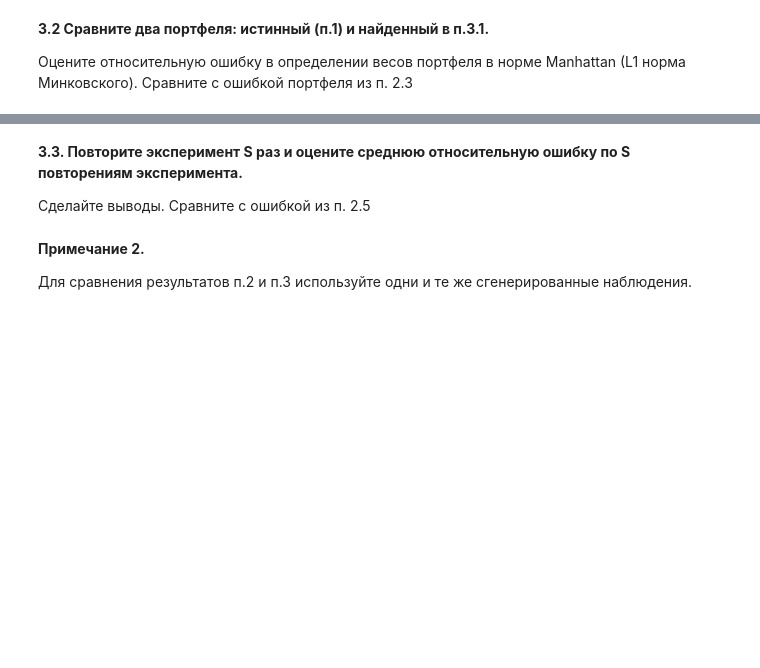
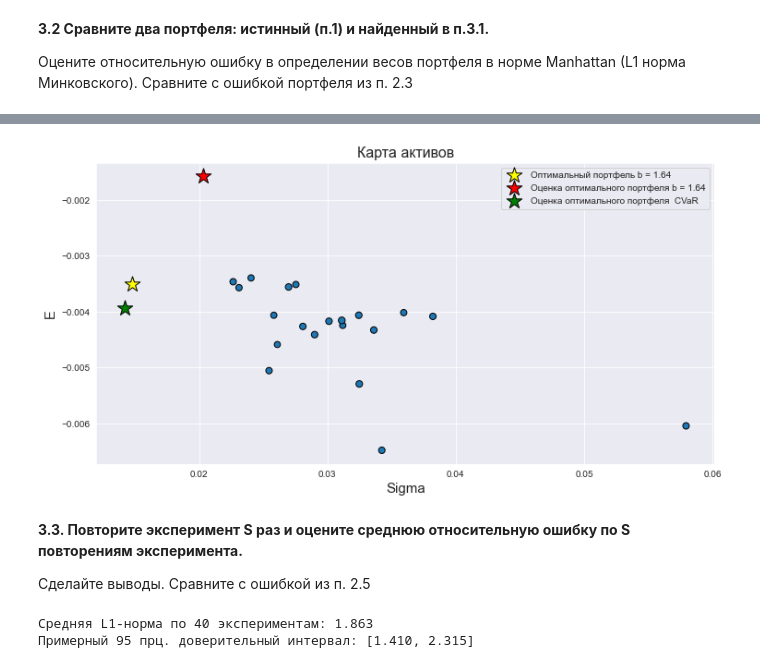
Before and after one commit to CodeSopranos/lab-3-financial-operations, a Jupyter notebook: report.ipynb, the cells around one changed output, grey strips where cells are left out. Cells and saved outputs as stored; diff of their text form; code cells hidden in the pictures; blank space fills up the shorter version.

```diff
--- a/report.ipynb
+++ b/report.ipynb
@@ -519,8 +603,33 @@ pass
+# %%
+plot_mean_var_map(selected20, title='Карта активов')
+plt.scatter(risk_portfolio(X, cov_matrix),
+            np.dot(mean_vec,X),
+            c='yellow',
+            marker='*',
+            s=300,
+            edgecolors='black',
+            label='Оптимальный портфель b = %.2f' % b)
+
+plt.scatter(risk_portfolio(X_est, cov_matrix_est),
+            np.dot(mean_vec_est, X_est),
+            c='red',
+            marker='*',
+            s=300,
+            edgecolors='black',
+            label='Оценка оптимального портфеля b = %.2f' % b)
+
+plt.scatter(risk_portfolio(cvar_X_est, cov_matrix_est),
+            np.dot(mean_vec_est, cvar_X_est),
+            c='green',
+            marker='*',
+            s=300,
+            edgecolors='black',
+            label='Оценка оптимального портфеля  CVaR' % b)
+plt.legend()
+pass
+# %% [output]
+[figure, added]
 # %% [markdown]
 **3.3. Повторите эксперимент S раз и оцените среднюю относительную ошибку по S повторениям эксперимента.**
 
 Сделайте выводы.  Сравните с ошибкой из п. 2.5
-# %% [markdown]
-**Примечание 2.**
-
-Для сравнения результатов п.2 и п.3 используйте одни и те же сгенерированные наблюдения.
@@ -526,0 +648,10 @@ pass
+# %%
+l1_norms = [experiment['L1-norm'] for experiment in experiments]
+l1_norms_mean  = np.mean(l1_norms)
+l1_norms_std  = np.std(l1_norms)
+print('Средняя L1-норма по %d экспериментам: %.3f' % (S, l1_norms_mean))
+print('Примерный 95 прц. доверительный интервал: [%.3f, %.3f]' %
+      (l1_norms_mean - 2*l1_norms_std, l1_norms_mean + 2*l1_norms_std))
+# %% [output]
+Средняя L1-норма по 40 экспериментам: 1.863
+Примерный 95 прц. доверительный интервал: [1.410, 2.315]
```
Also changed, not shown: parts of 27 cells of this notebook.
